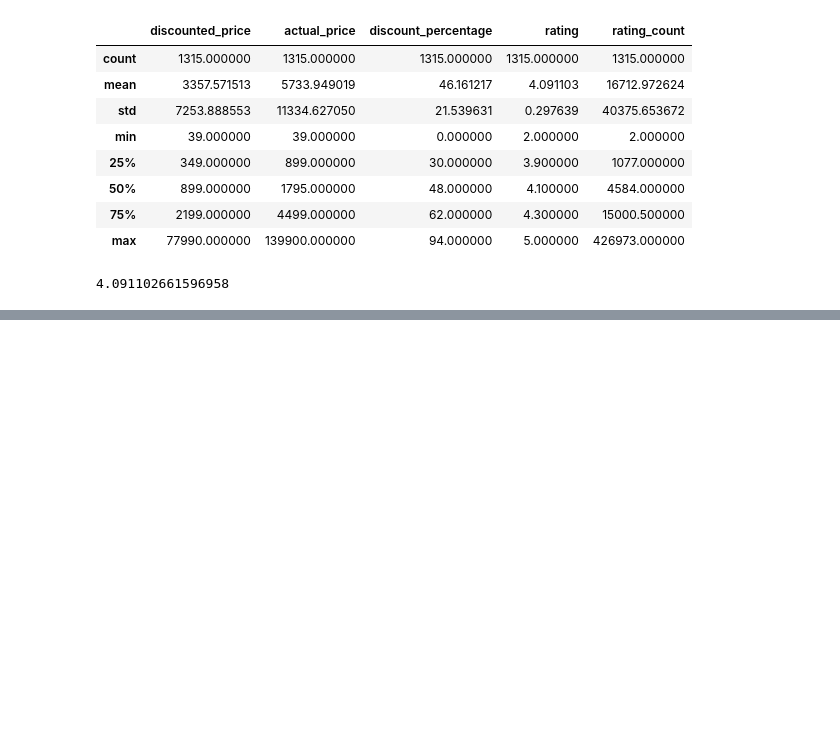
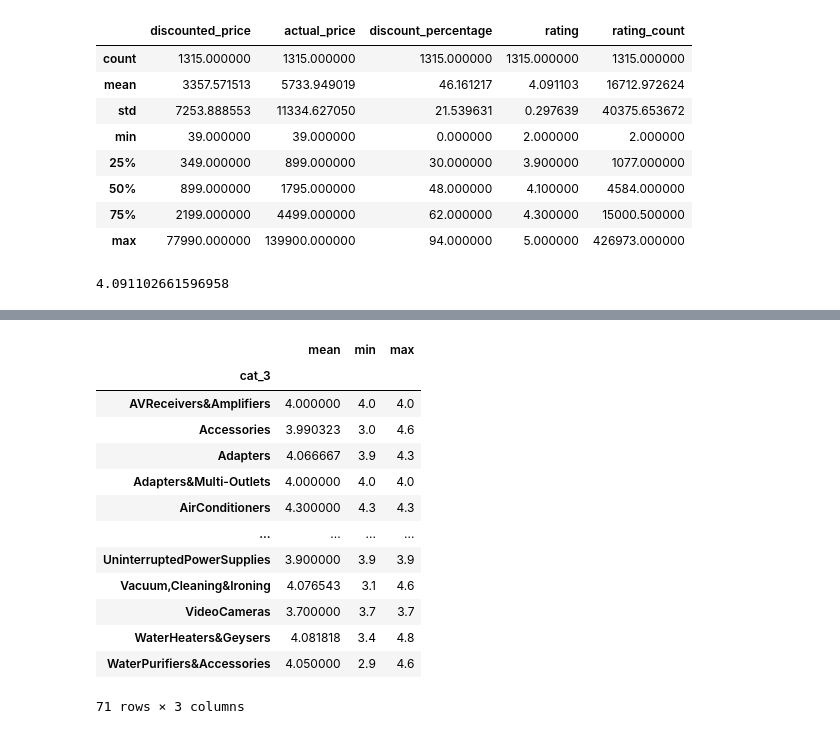
Before and after one commit to pnferreira/koru-analise-dados, a Jupyter notebook: aula4.ipynb, the cells around one changed output, grey strips where cells are left out. Saved outputs shown, nothing was run; the diff lists cells and outputs as text; code cells hidden in the pictures; blank space fills up the shorter version.

```diff
--- a/aula4.ipynb
+++ b/aula4.ipynb
@@ -219,0 +233,18 @@ df['rating'].mean()
+# %%
+resultado = df.groupby('cat_3')['rating'].agg(['mean', 'min', 'max'])
+resultado
+# %% [output]
+|  | mean | min | max |
+| cat_3 |  |  |  |
+| AVReceivers&Amplifiers | 4.000000 | 4.0 | 4.0 |
+| Accessories | 3.990323 | 3.0 | 4.6 |
+| Adapters | 4.066667 | 3.9 | 4.3 |
+| Adapters&Multi-Outlets | 4.000000 | 4.0 | 4.0 |
+| AirConditioners | 4.300000 | 4.3 | 4.3 |
+| ... | ... | ... | ... |
+| UninterruptedPowerSupplies | 3.900000 | 3.9 | 3.9 |
+| Vacuum,Cleaning&Ironing | 4.076543 | 3.1 | 4.6 |
+| VideoCameras | 3.700000 | 3.7 | 3.7 |
+| WaterHeaters&Geysers | 4.081818 | 3.4 | 4.8 |
+| WaterPurifiers&Accessories | 4.050000 | 2.9 | 4.6 |
+71 rows × 3 columns
```
Also changed, not shown: parts of 15 cells of this notebook.
